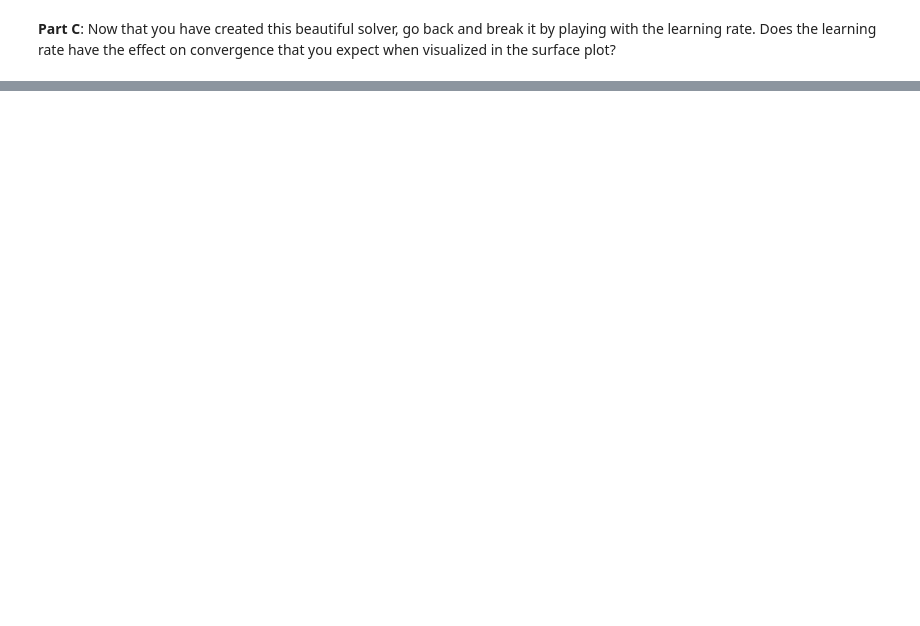
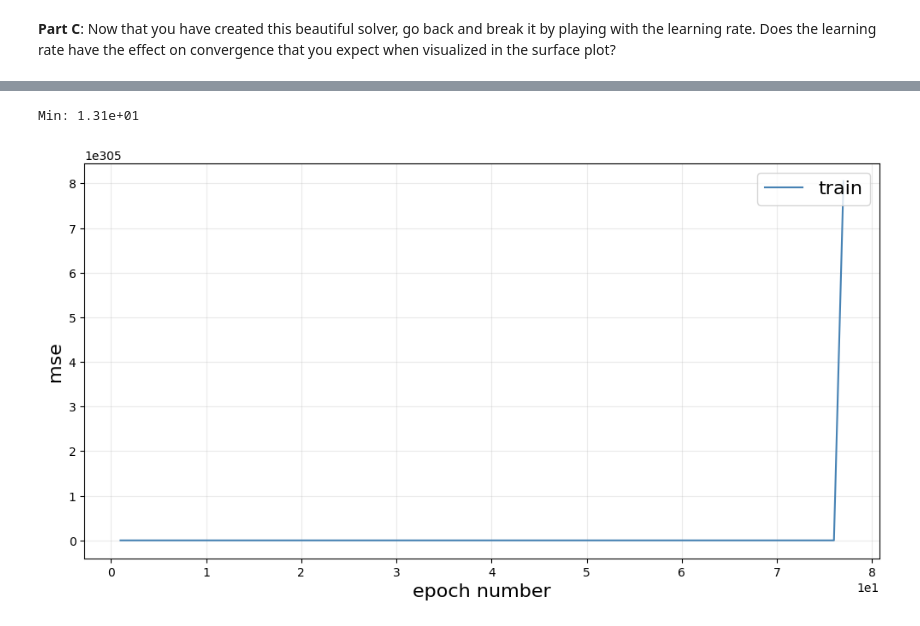
Before and after one commit to yasuomaidana/introduction-to-machine-learning, a Jupyter notebook: Deep Learning/Stochastic Gradient Descent/Stochastic Gradient Descent.ipynb, the cells around one changed output, grey strips where cells are left out. Drawn from its saved outputs; the diff is of its cells as text; code cells hidden in the pictures; blank space fills up the shorter version.

```diff
--- a/Deep Learning/Stochastic Gradient Descent/Stochastic Gradient Descent.ipynb
+++ b/Deep Learning/Stochastic Gradient Descent/Stochastic Gradient Descent.ipynb
@@ -299,0 +358,21 @@ beta_0 = 0.85591, beta_1 = 1.37964 eta = 2e-05
+# %%
+fig, ax = plt.subplots(nrows=1, ncols=1, figsize=(12,6))
+
+bhist = sgd(X_train, y_train, beta=beta_start, eta=0.8, num_epochs=1000)
+mse_train = MSE_hist(X_train, y_train, bhist)
+ax.plot(range(1,len(mse_train)+1), mse_train, color="steelblue", label="train")
+
+ax.set_xlabel("epoch number", fontsize=16)
+ax.set_ylabel("mse", fontsize=16);
+ax.grid(alpha=0.25)
+ax.legend(loc="upper right", fontsize=16);
+
+min_mse = np.nanmin(mse_train)
+min_epoch = np.nanargmin(mse_train) + 1  # Get the epoch index of the minimum MSE
+print(f"Min: {min_mse:.2e}")
+# Plot the marker with the minimum value
+
+ax.ticklabel_format(style="sci", axis="both", scilimits=(0, 0))
+# %% [output]
+Min: 1.31e+01
+[figure, added]
```
Also changed, not shown: parts of 17 cells of this notebook.
